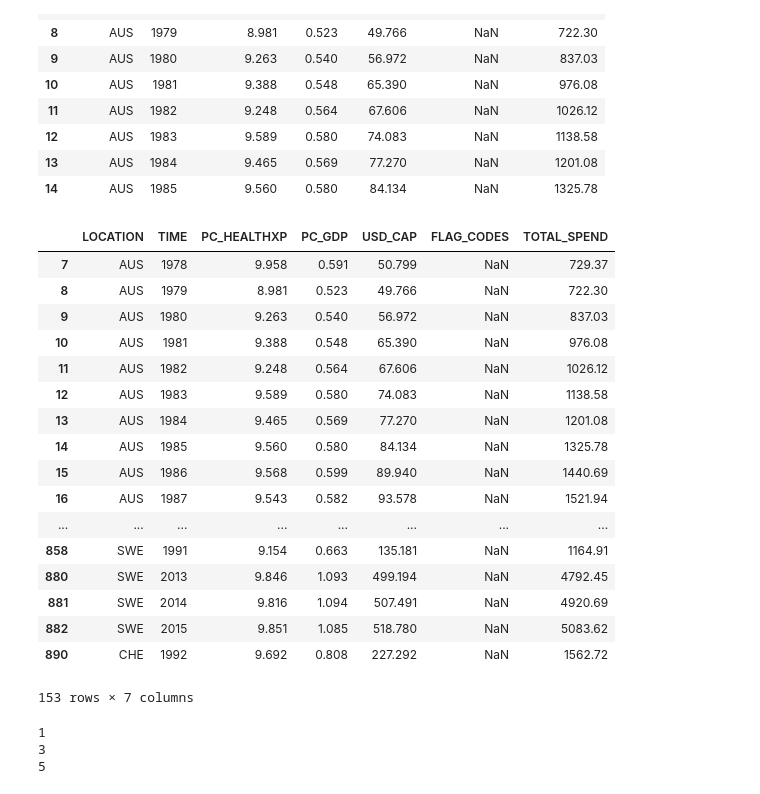
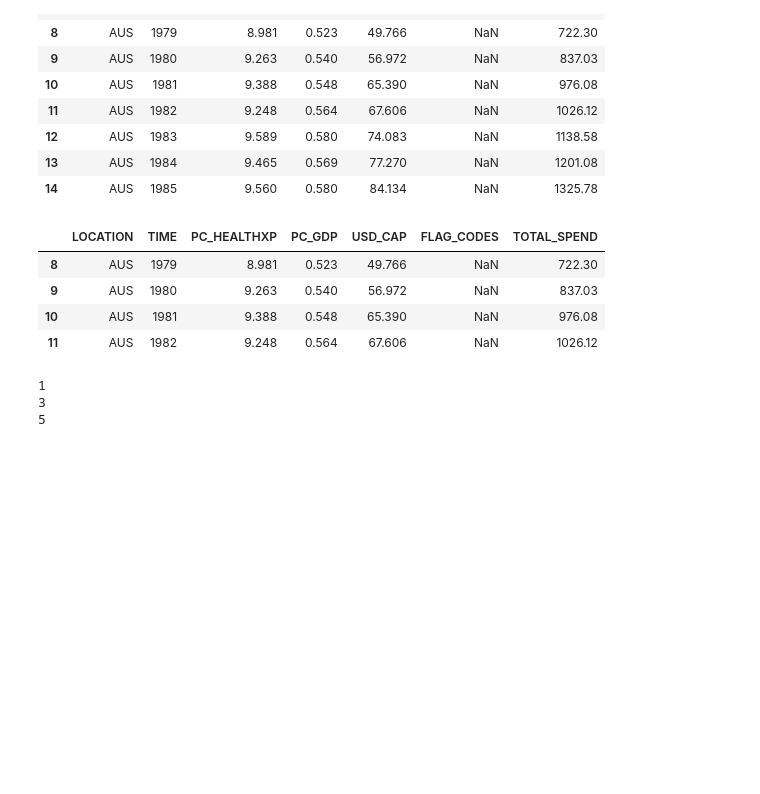
Before and after one commit to schoolofdata-ch/dataviz-hkb-loleg, a Jupyter notebook: klasse.ipynb, the cells around one changed output. Drawn from its saved outputs; the diff is of its cells as text; code cells hidden in the pictures; blank space fills up the shorter version.

```diff
--- a/klasse.ipynb
+++ b/klasse.ipynb
@@ -42,26 +42,13 @@ csvfile[5:15]
 | 13 | AUS | 1984 | 9.465 | 0.569 | 77.270 | NaN | 1201.08 |
 | 14 | AUS | 1985 | 9.560 | 0.580 | 84.134 | NaN | 1325.78 |
 # %%
-csvfile.query('PC_HEALTHXP < 10')
+csvfile.query('PC_HEALTHXP < 10')[1:5]
 # %% [output]
 |  | LOCATION | TIME | PC_HEALTHXP | PC_GDP | USD_CAP | FLAG_CODES | TOTAL_SPEND |
-| 7 | AUS | 1978 | 9.958 | 0.591 | 50.799 | NaN | 729.37 |
 | 8 | AUS | 1979 | 8.981 | 0.523 | 49.766 | NaN | 722.30 |
 | 9 | AUS | 1980 | 9.263 | 0.540 | 56.972 | NaN | 837.03 |
 | 10 | AUS | 1981 | 9.388 | 0.548 | 65.390 | NaN | 976.08 |
 | 11 | AUS | 1982 | 9.248 | 0.564 | 67.606 | NaN | 1026.12 |
-| 12 | AUS | 1983 | 9.589 | 0.580 | 74.083 | NaN | 1138.58 |
-| 13 | AUS | 1984 | 9.465 | 0.569 | 77.270 | NaN | 1201.08 |
-| 14 | AUS | 1985 | 9.560 | 0.580 | 84.134 | NaN | 1325.78 |
-| 15 | AUS | 1986 | 9.568 | 0.599 | 89.940 | NaN | 1440.69 |
-| 16 | AUS | 1987 | 9.543 | 0.582 | 93.578 | NaN | 1521.94 |
-| ... | ... | ... | ... | ... | ... | ... | ... |
-| 858 | SWE | 1991 | 9.154 | 0.663 | 135.181 | NaN | 1164.91 |
-| 880 | SWE | 2013 | 9.846 | 1.093 | 499.194 | NaN | 4792.45 |
-| 881 | SWE | 2014 | 9.816 | 1.094 | 507.491 | NaN | 4920.69 |
-| 882 | SWE | 2015 | 9.851 | 1.085 | 518.780 | NaN | 5083.62 |
-| 890 | CHE | 1992 | 9.692 | 0.808 | 227.292 | NaN | 1562.72 |
-153 rows × 7 columns
 # %%
 import altair
 # %%
```
Also changed, not shown: parts of 3 cells of this notebook, 2 other files.
